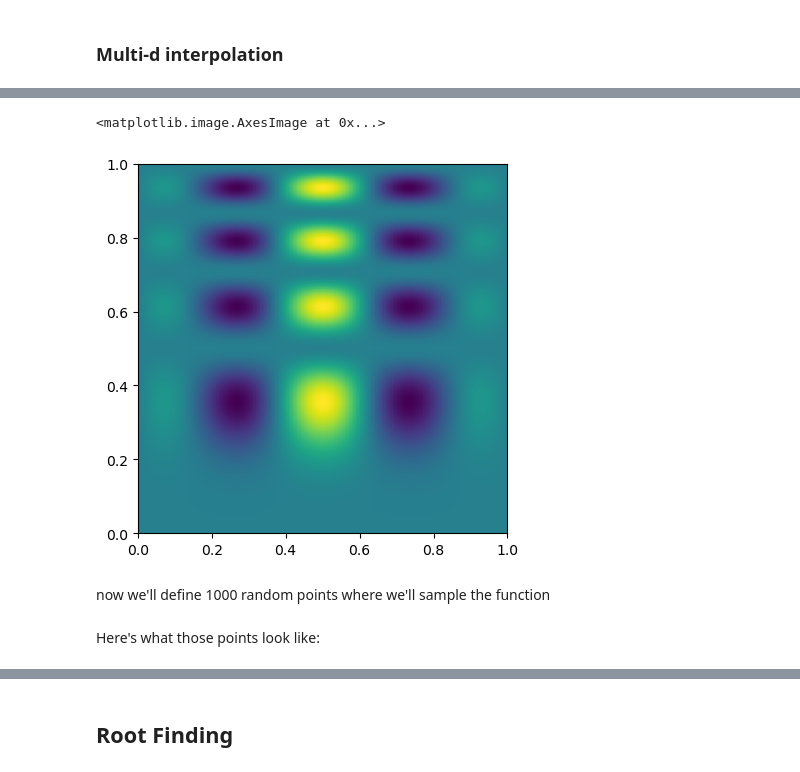
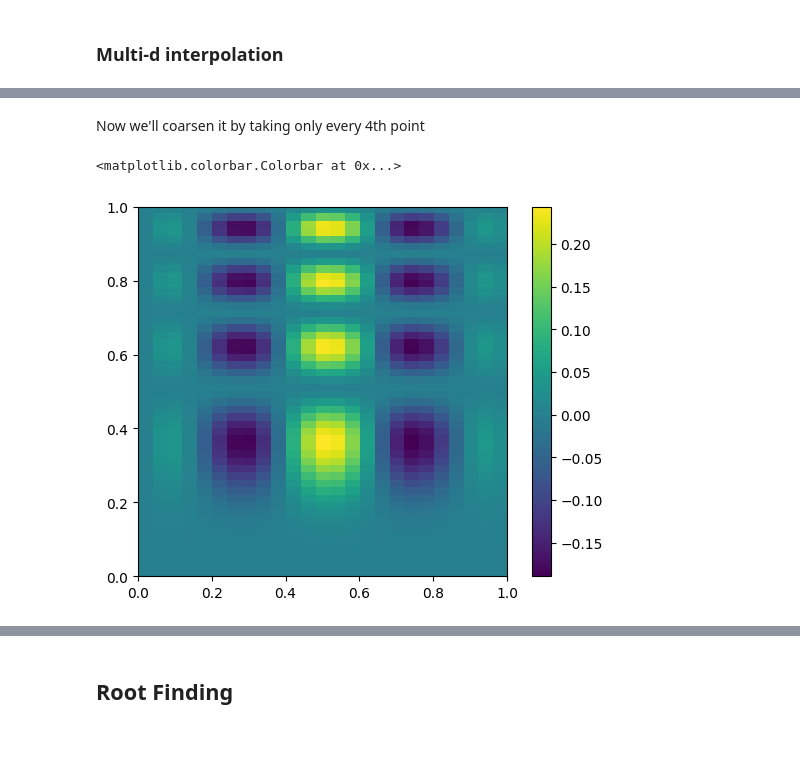
Before and after one commit to sbu-phy-ast-reu/reu-python-tutorial, a Jupyter notebook: content/05-python-scipy/scipy-basics.ipynb, the cells around one changed output, grey strips where cells are left out. Drawn from its saved outputs; the diff is of its cells as text; code cells hidden in the pictures; blank space fills up the shorter version.

```diff
--- a/content/05-python-scipy/scipy-basics.ipynb
+++ b/content/05-python-scipy/scipy-basics.ipynb
@@ -238 +242,9 @@ print(grid_y.shape)
+# %%
+nx = 100
+ny = 200
+
+x = np.linspace(0, 1, nx)
+y = np.linspace(0, 1, ny)
+
+x, y = np.meshgrid(x, y, indexing="ij")
 # %% [markdown]
@@ -239,0 +252,5 @@ here's what the exact function looks like -- note that our function is defined i
+# %%
+fig, ax = plt.subplots()
+data = func(x, y)
+im = ax.imshow(data.T, extent=(0, 1, 0, 1), origin="lower")
+fig.colorbar(im, ax=ax)
@@ -240,8 +260,11 @@ here's what the exact function looks like -- note that our function is defined i
+# %% [markdown]
+Now we'll coarsen it by taking only every 4th point
+# %%
+coarse = data[::4, ::4]
 # %%
 fig, ax = plt.subplots()
-ax.imshow(func(grid_x, grid_y).T, extent=(0,1,0,1), origin="lower")
+im = ax.imshow(coarse.T, extent=(0, 1, 0, 1), origin="lower")
+fig.colorbar(im, ax=ax)
 # %% [output]
-<matplotlib.image.AxesImage at 0x...>
+<matplotlib.colorbar.Colorbar at 0x...>
-[figure, old version]
+[figure, new version]
-# %% [markdown]
-now we'll define 1000 random points where we'll sample the function
@@ -251,2 +270,0 @@ values = func(points[:,0], points[:,1])
-# %% [markdown]
-Here's what those points look like:
```
Also changed, not shown: parts of 46 cells of this notebook, 1 other file.
